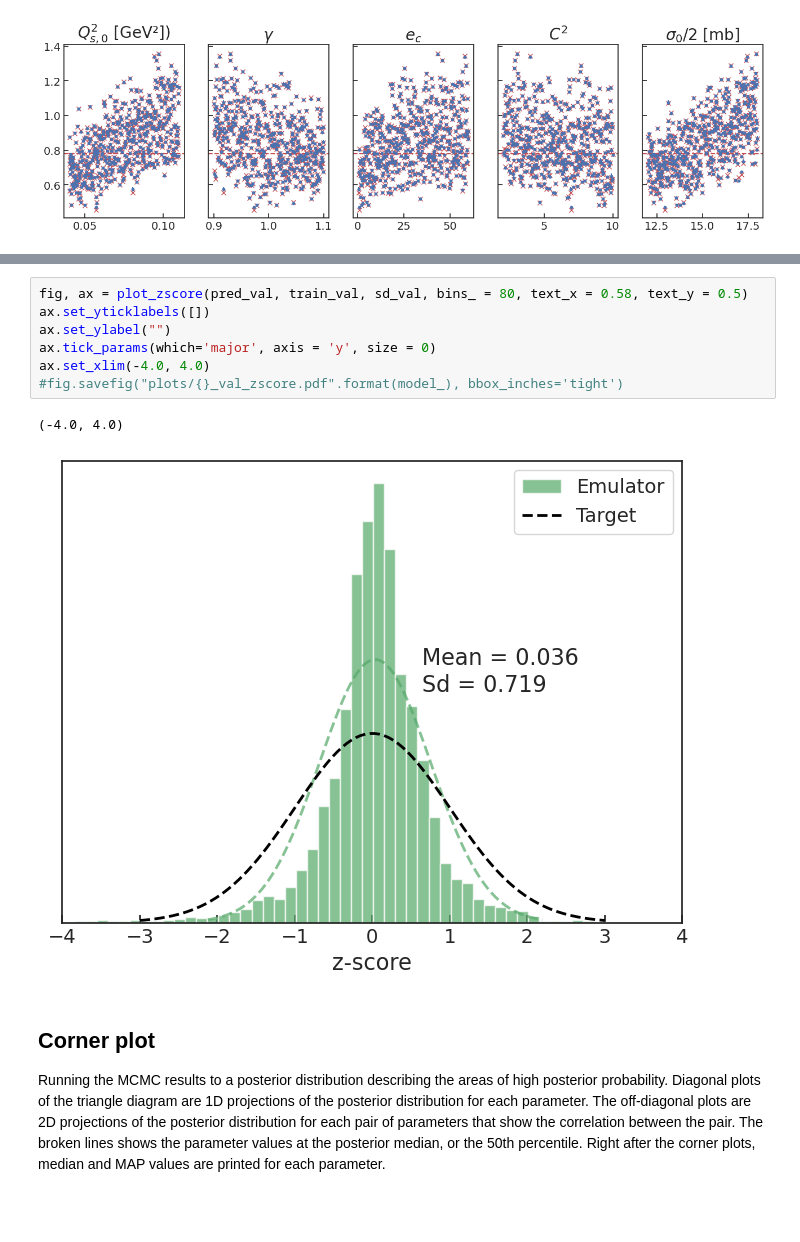
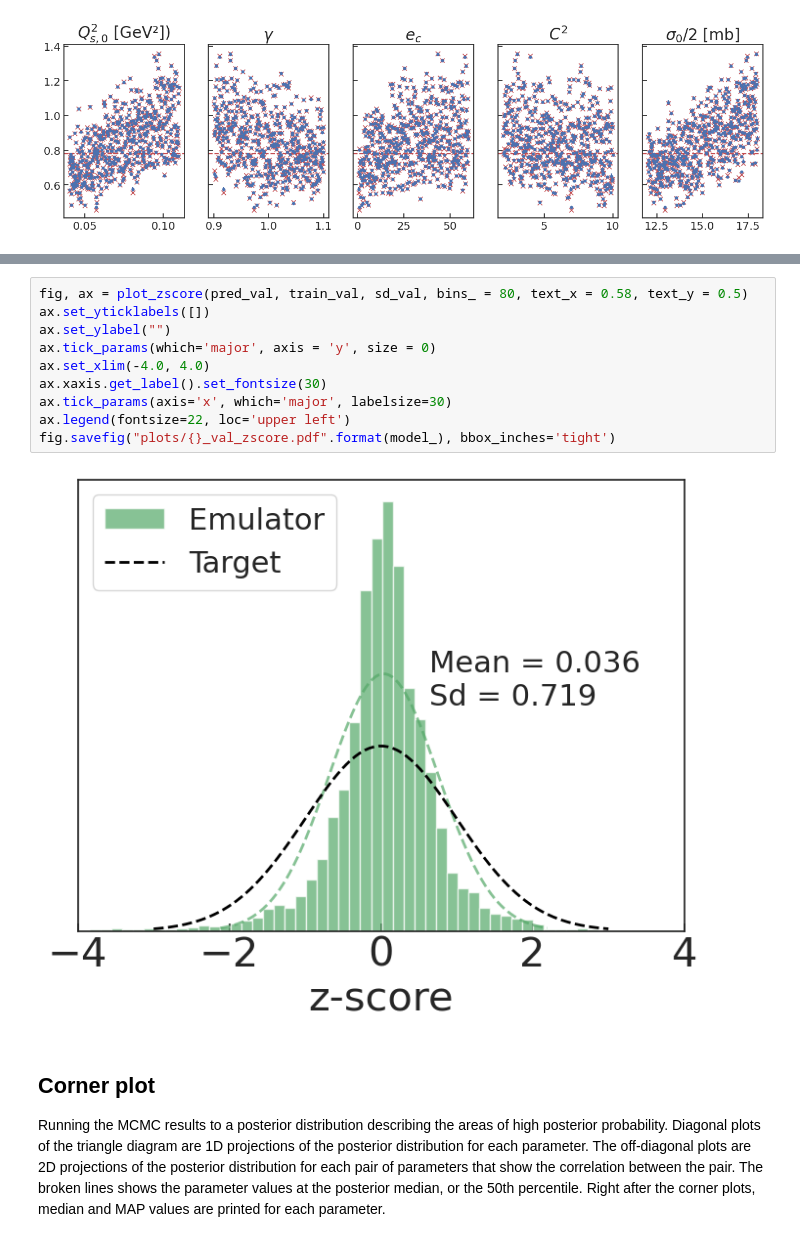
Before and after one commit to camcasuga/BayesianBK_results, a Jupyter notebook: analysis.ipynb, the cells around one changed output, grey strips where cells are left out. Saved outputs shown, nothing was run; the diff lists cells and outputs as text; blank space fills up the shorter version.

```diff
--- a/analysis.ipynb
+++ b/analysis.ipynb
@@ -159,13 +162,15 @@ mean relative error = 0.0004730141161155856
 # %%
 fig, ax = plot_zscore(pred_val, train_val, sd_val, bins_ = 80, text_x = 0.58, text_y = 0.5)
 ax.set_yticklabels([])
 ax.set_ylabel("")
 ax.tick_params(which='major', axis = 'y', size = 0)
 ax.set_xlim(-4.0, 4.0)
-#fig.savefig("plots/{}_val_zscore.pdf".format(model_), bbox_inches='tight')
+ax.xaxis.get_label().set_fontsize(30)
+ax.tick_params(axis='x', which='major', labelsize=30)
+ax.legend(fontsize=22, loc='upper left')
+fig.savefig("plots/{}_val_zscore.pdf".format(model_), bbox_inches='tight')
 # %% [output]
-(-4.0, 4.0)
-[figure, old version]
+[figure, new version]
 # %% [markdown]
 ## Corner plot
 Running the MCMC results to a posterior distribution describing the areas of high posterior probability. Diagonal plots of the triangle diagram are 1D projections of the posterior distribution for each parameter. The off-diagonal plots are 2D projections of the posterior distribution for each pair of parameters that show the correlation between the pair. The broken lines shows the parameter values at the posterior median, or the 50th percentile. Right after the corner plots, median and MAP values are printed for each parameter.
```
Also changed, not shown: parts of 7 cells of this notebook, 4 other files.
